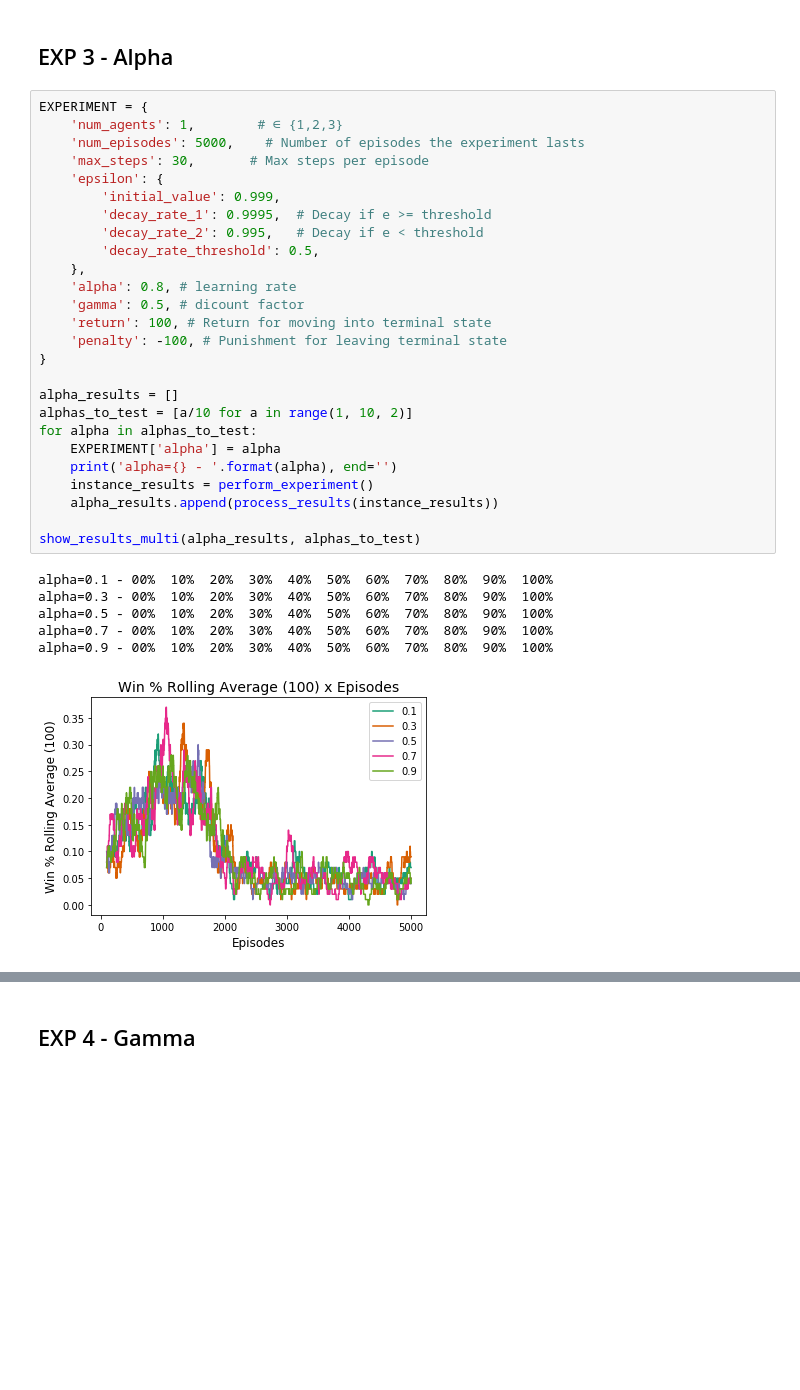
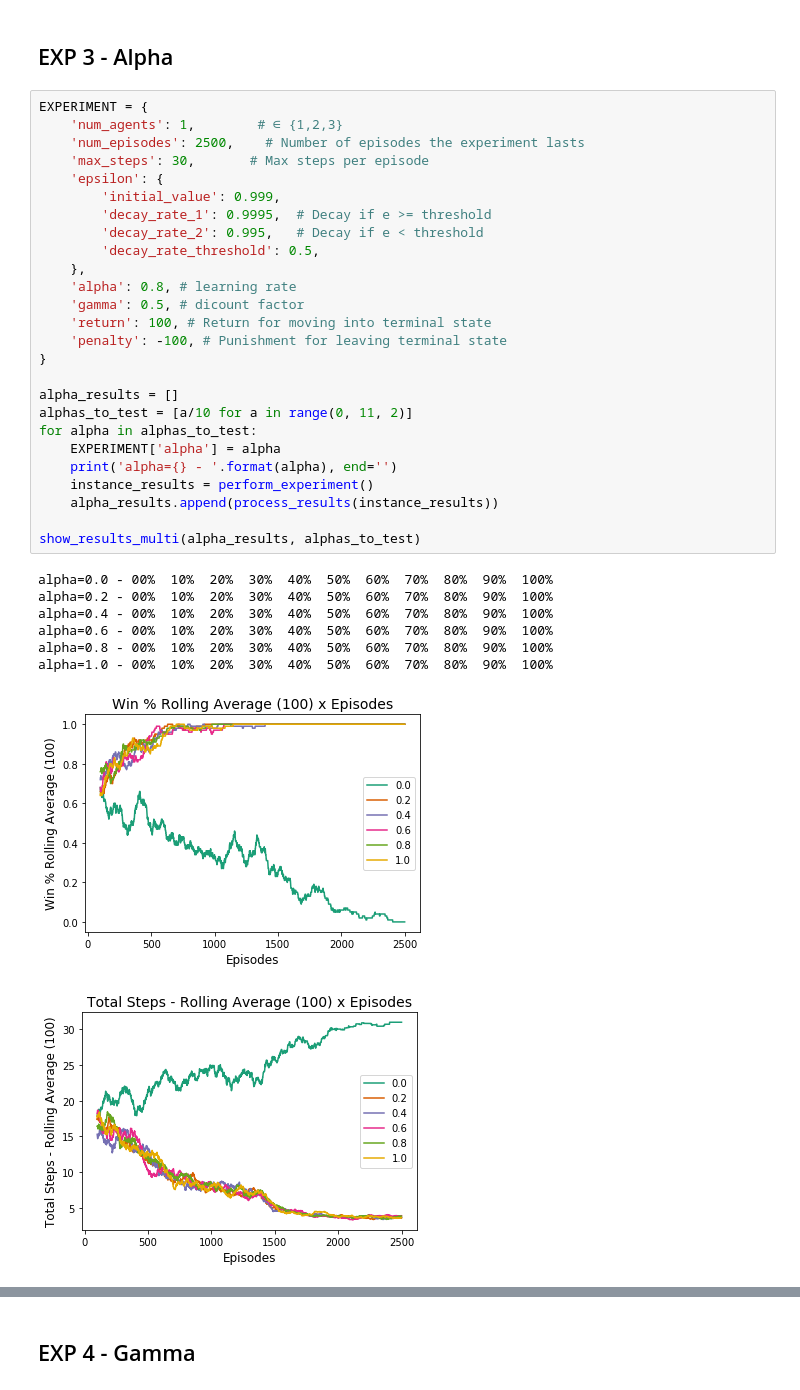
Before and after one commit to melloflavio/2019-SoftwareAgents-CW, a Jupyter notebook: Coursework.ipynb, the cells around one changed output, grey strips where cells are left out. Saved outputs shown, nothing was run; the diff lists cells and outputs as text; blank space fills up the shorter version.

Commit message:
More writing further tests

```diff
--- a/Coursework.ipynb
+++ b/Coursework.ipynb
@@ -687,33 +687,35 @@ show_results(results)
 # %%
 EXPERIMENT = {
     'num_agents': 1,        # ∈ {1,2,3}
-    'num_episodes': 5000,    # Number of episodes the experiment lasts
+    'num_episodes': 2500,    # Number of episodes the experiment lasts
     'max_steps': 30,       # Max steps per episode
     'epsilon': {
         'initial_value': 0.999,
         'decay_rate_1': 0.9995,  # Decay if e >= threshold
         'decay_rate_2': 0.995,   # Decay if e < threshold
         'decay_rate_threshold': 0.5,
     },
     'alpha': 0.8, # learning rate
     'gamma': 0.5, # dicount factor
     'return': 100, # Return for moving into terminal state
     'penalty': -100, # Punishment for leaving terminal state
 }
 
 alpha_results = []
-alphas_to_test = [a/10 for a in range(1, 10, 2)]
+alphas_to_test = [a/10 for a in range(0, 11, 2)]
 for alpha in alphas_to_test:
     EXPERIMENT['alpha'] = alpha
     print('alpha={} - '.format(alpha), end='')
     instance_results = perform_experiment()
     alpha_results.append(process_results(instance_results))
 
 show_results_multi(alpha_results, alphas_to_test)
 # %% [output]
-alpha=0.1 - 00%  10%  20%  30%  40%  50%  60%  70%  80%  90%  100%
-alpha=0.3 - 00%  10%  20%  30%  40%  50%  60%  70%  80%  90%  100%
-alpha=0.5 - 00%  10%  20%  30%  40%  50%  60%  70%  80%  90%  100%
-alpha=0.7 - 00%  10%  20%  30%  40%  50%  60%  70%  80%  90%  100%
-alpha=0.9 - 00%  10%  20%  30%  40%  50%  60%  70%  80%  90%  100%
+alpha=0.0 - 00%  10%  20%  30%  40%  50%  60%  70%  80%  90%  100%
+alpha=0.2 - 00%  10%  20%  30%  40%  50%  60%  70%  80%  90%  100%
+alpha=0.4 - 00%  10%  20%  30%  40%  50%  60%  70%  80%  90%  100%
+alpha=0.6 - 00%  10%  20%  30%  40%  50%  60%  70%  80%  90%  100%
+alpha=0.8 - 00%  10%  20%  30%  40%  50%  60%  70%  80%  90%  100%
+alpha=1.0 - 00%  10%  20%  30%  40%  50%  60%  70%  80%  90%  100%
-[figure, old version]
+[figure, new version]
+[figure, added]
```
Also changed, not shown: parts of 10 cells of this notebook, 5 other files.
